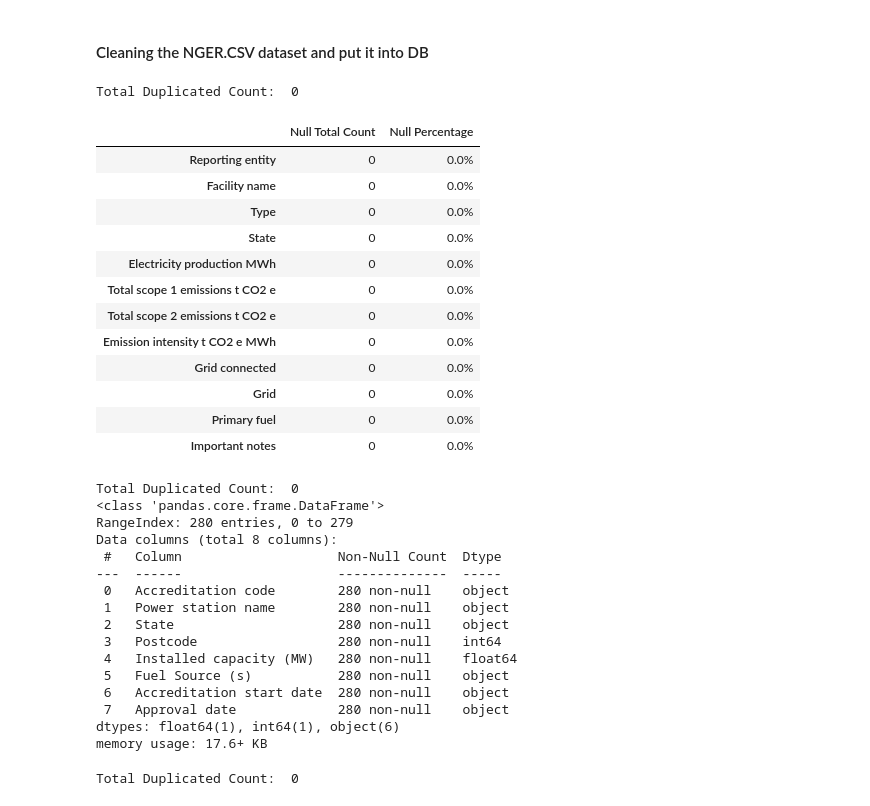
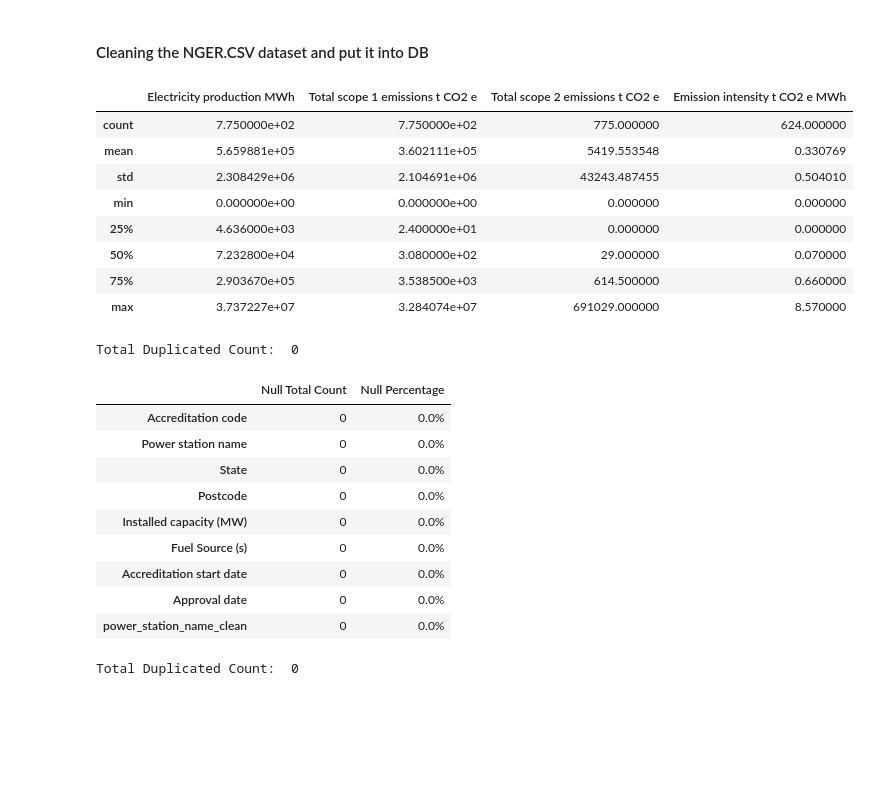
Before and after one commit to stephensusanto/DE, a Jupyter notebook: Asgmt1.ipynb, the cells around one changed output. Saved outputs shown, nothing was run; the diff lists cells and outputs as text; code cells hidden in the pictures; blank space fills up the shorter version.

Commit message:
fixing cleaning statistical area"

```diff
--- a/Asgmt1.ipynb
+++ b/Asgmt1.ipynb
@@ -192,10 +194,26 @@ class cleaningData:
         return results
 
     def split_categorical_numerical(self, data:pd.DataFrame):
+        '''
+            Spliting Categorical and Numerical Columns
+
+            Args:
+                data: Dataframe
+        '''
         numerical_cols = data.select_dtypes(include=['int64', 'float64']).columns
         categorical_cols = data.select_dtypes(include=['object', 'category']).columns
 
         return numerical_cols, categorical_cols
+
+    def replacing_value(self,df:pd.DataFrame, existing_value, new_value):
+        df.replace(existing_value, new_value, inplace=True)
+        return None
+
+    def filling_null_value(self, df:pd.DataFrame, replacing_value):
+        cat_imputer = SimpleImputer(strategy='constant', fill_value="Unknown")
+        df = cat_imputer.fit_transform(df)
+
+        return None
 
 class connectDB:
     def __init__(self):
@@ -286,50 +304,40 @@ lga_area = pd.read_excel(df_abs, 'Table 2', header=[5,6])
 # %%
 # module for Cleaning Data
 cleaning_data = cleaningData()
 
 
 df_nger_numerical, df_nger_categorical = cleaning_data.split_categorical_numerical(df_nger)
-df_nger.replace('-', np.nan, inplace=True)
+cleaning_data.replacing_value(df_nger, '-', np.nan)
 
 df_nger_cleaning = df_nger.drop(columns=['Electricity production GJ', 'Total emissions t CO2 e'])
-df_nger_cleaning.fillna("Unknown", inplace=True)
+df_nger_clean = cleaning_data.filling_null_value(df_nger_cleaning[df_nger_categorical], "Unknown")
 
-cleaning_data.show_null_data(df_nger_cleaning)
+df_nger_cleaning.describe()
 # %% [output]
-Total Duplicated Count:  0
-|  | Null Total Count | Null Percentage |
-| Reporting entity | 0 | 0.0% |
-| Facility name | 0 | 0.0% |
-| Type | 0 | 0.0% |
-| State | 0 | 0.0% |
-| Electricity production MWh | 0 | 0.0% |
-| Total scope 1 emissions t CO2 e | 0 | 0.0% |
-| Total scope 2 emissions t CO2 e | 0 | 0.0% |
-| Emission intensity t CO2 e MWh | 0 | 0.0% |
-| Grid connected | 0 | 0.0% |
-| Grid | 0 | 0.0% |
-| Primary fuel | 0 | 0.0% |
-| Important notes | 0 | 0.0% |
+|  | Electricity production MWh | Total scope 1 emissions t CO2 e | Total scope 2 emissions t CO2 e | Emission intensity t CO2 e MWh |
+| count | 7.750000e+02 | 7.750000e+02 | 775.000000 | 624.000000 |
+| mean | 5.659881e+05 | 3.602111e+05 | 5419.553548 | 0.330769 |
+| std | 2.308429e+06 | 2.104691e+06 | 43243.487455 | 0.504010 |
+| min | 0.000000e+00 | 0.000000e+00 | 0.000000 | 0.000000 |
+| 25% | 4.636000e+03 | 2.400000e+01 | 0.000000 | 0.000000 |
+| 50% | 7.232800e+04 | 3.080000e+02 | 29.000000 | 0.070000 |
+| 75% | 2.903670e+05 | 3.538500e+03 | 614.500000 | 0.660000 |
+| max | 3.737227e+07 | 3.284074e+07 | 691029.000000 | 8.570000 |
 # %%
-df_cer_1_approved.replace('-', np.nan, inplace=True)
+cleaning_data.replacing_value(df_cer_1_approved, '-', np.nan)
 
-df_cer_1_approved
+df_cer_1_approved['power_station_name_clean'] = df_cer_1_approved['Power station name'].str.split('-').str[0]
 cleaning_data.show_null_data(df_cer_1_approved)
 # %% [output]
 Total Duplicated Count:  0
-<class 'pandas.core.frame.DataFrame'>
-RangeIndex: 280 entries, 0 to 279
-Data columns (total 8 columns):
- #   Column                    Non-Null Count  Dtype
----  ------                    --------------  -----
- 0   Accreditation code        280 non-null    object
- 1   Power station name        280 non-null    object
- 2   State                     280 non-null    object
- 3   Postcode                  280 non-null    int64
- 4   Installed capacity (MW)   280 non-null    float64
- 5   Fuel Source (s)           280 non-null    object
- 6   Accreditation start date  280 non-null    object
- 7   Approval date             280 non-null    object
-dtypes: float64(1), int64(1), object(6)
-memory usage: 17.6+ KB
+|  | Null Total Count | Null Percentage |
+| Accreditation code | 0 | 0.0% |
+| Power station name | 0 | 0.0% |
+| State | 0 | 0.0% |
+| Postcode | 0 | 0.0% |
+| Installed capacity (MW) | 0 | 0.0% |
+| Fuel Source (s) | 0 | 0.0% |
+| Accreditation start date | 0 | 0.0% |
+| Approval date | 0 | 0.0% |
+| power_station_name_clean | 0 | 0.0% |
 # %%
```
Also changed, not shown: parts of 8 cells of this notebook.
